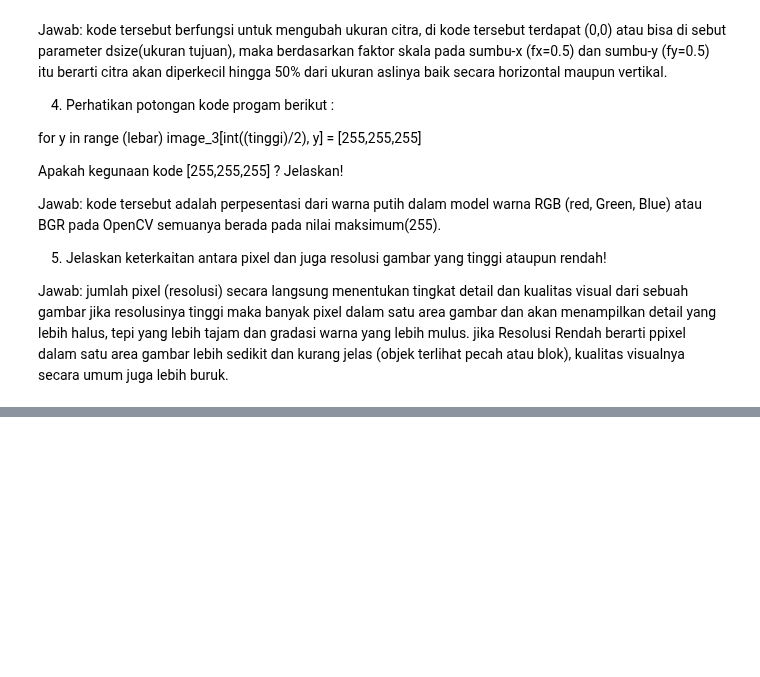
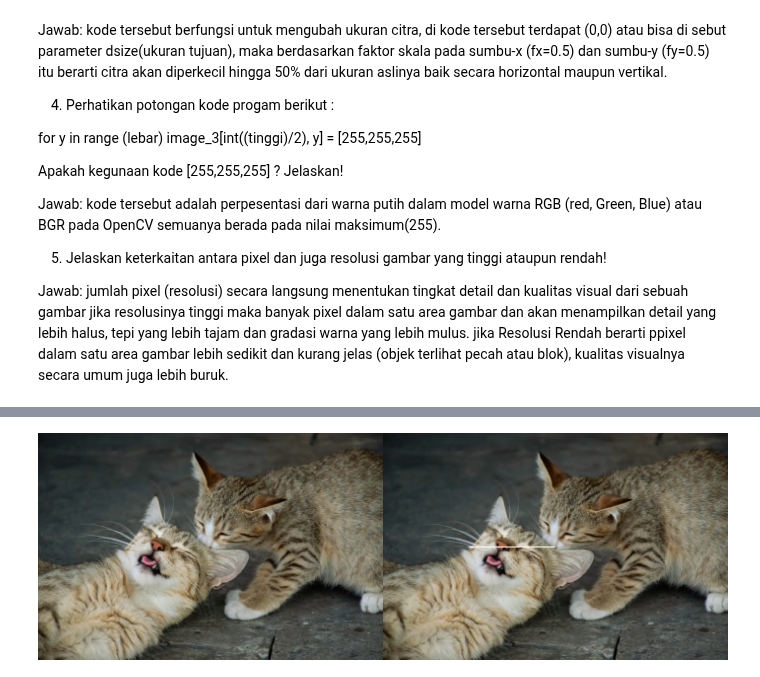
Before and after one commit to ArifahZhafirah/PCVK26_04_Arifah, a Jupyter notebook: P1_Tugas D2_04.ipynb, the cells around one changed output, grey strips where cells are left out. Saved outputs shown, nothing was run; the diff lists cells and outputs as text; code cells hidden in the pictures; blank space fills up the shorter version.

```diff
--- a/P1_Tugas D2_04.ipynb
+++ b/P1_Tugas D2_04.ipynb
@@ -119,0 +138,14 @@ cv2_imshow(final_frame)
+# %%
+image_2 = cv.cvtColor(image, cv.COLOR_BGR2RGB)
+image_3 = cv.cvtColor(image, cv.COLOR_BGR2RGB)
+
+# Membuat garis VERTIKAL di tengah gambar
+tinggi,lebar = image_3.shape[:2]
+# Kita loop sepanjang 'tinggi' (sumbu x), dan ubah pixel di kolom tengah (lebar/2)
+for y in range(int(lebar/4), int(2* lebar / 4)):
+  image_3[int(tinggi/2),y] = [255,255,255]
+
+final_frame = cv.hconcat((image_2, image_3))
+cv2_imshow(final_frame)
+# %% [output]
+[figure, added]
```
Also changed, not shown: parts of 2 cells of this notebook.
